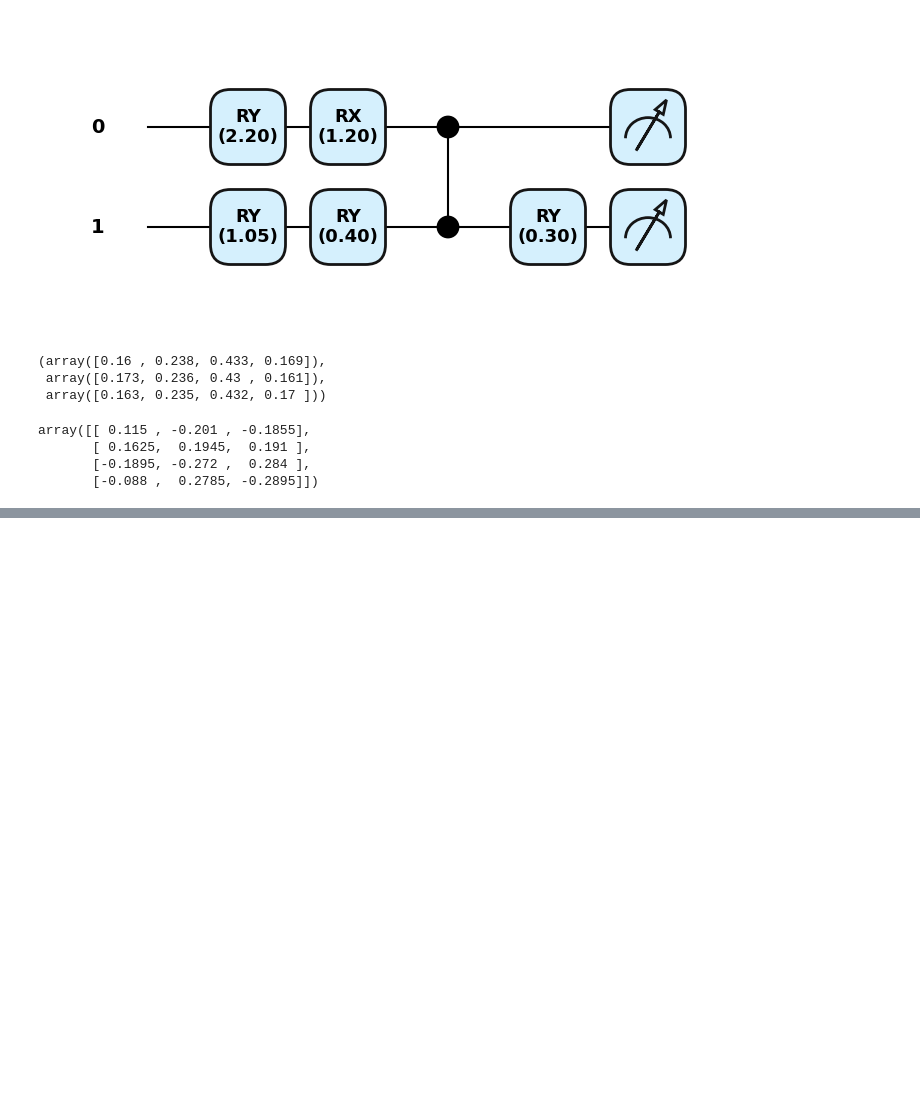
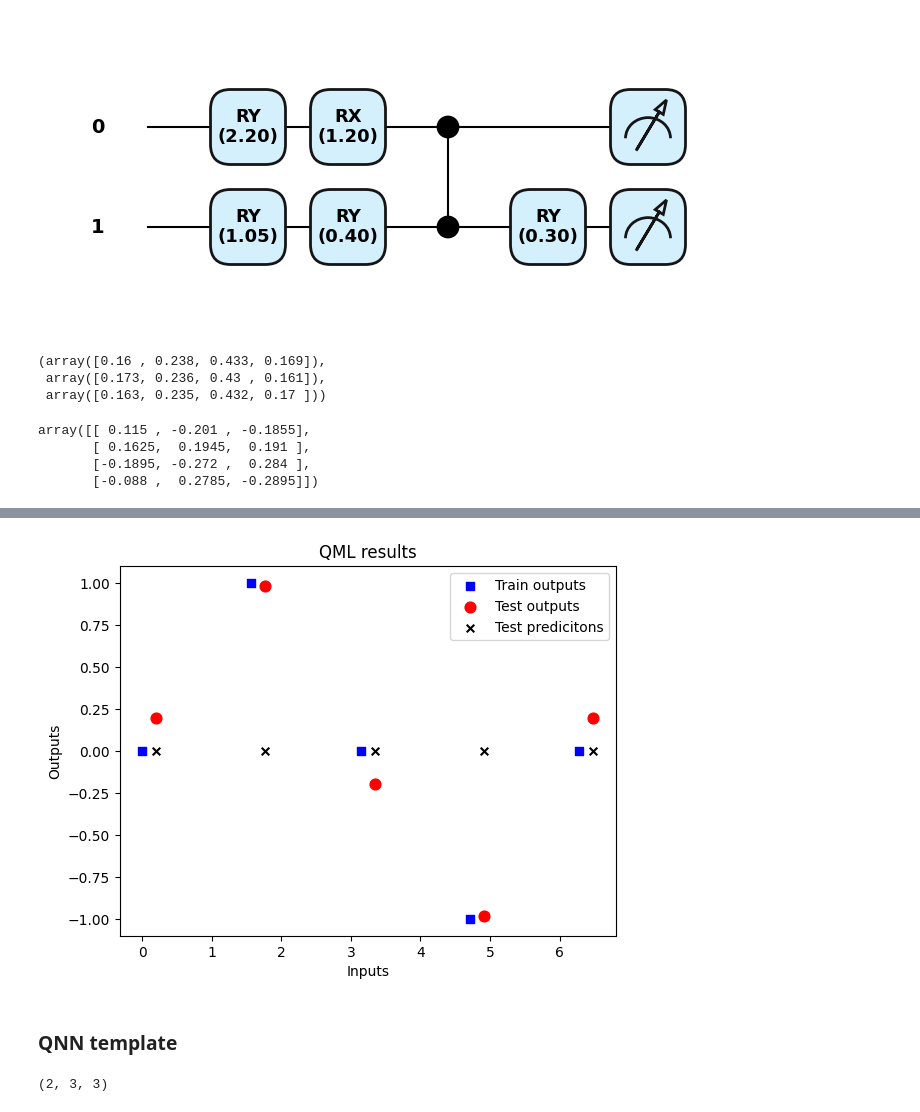
Before and after one commit to sebkaz-teaching/qml2025, a Jupyter notebook: cwiczenia/cw6.ipynb, the cells around one changed output, grey strips where cells are left out. Drawn from its saved outputs; the diff is of its cells as text; code cells hidden in the pictures; blank space fills up the shorter version.

```diff
--- a/cwiczenia/cw6.ipynb
+++ b/cwiczenia/cw6.ipynb
@@ -44,0 +88,24 @@ array([[ 0.115 , -0.201 , -0.1855],
+# %%
+def loss_func(predictions):
+
+    total_losses = 0
+    for i in range(len(Y)):
+        output = Y[i]
+        prediction = predictions[i]
+        loss = (prediction - output)**2
+        total_losses += loss
+    return total_losses
+# %%
+def cost_fn(params):
+    predictions = [qreg(x, params)  for x in X]
+    cost = loss_func(predictions)
+    return cost
+# %%
+opt = qml.GradientDescentOptimizer(stepsize=0.2)
+
+params = np.array([0.4], requires_grad=True)
+
+for i in range(100):
+    params, prev_cost = opt.step_and_cost(cost_fn, params)
+    if i%10 == 0:
+        print(f'Step = {i} Cost = {cost_fn(params)}')
@@ -44,0 +123,22 @@ array([[ 0.115 , -0.201 , -0.1855],
+# %%
+test_predictions = []
+for x_test in X_test:
+    prediction = qreg(x_test, params)
+    test_predictions.append(prediction)
+
+fig = plt.figure()
+ax1 = fig.add_subplot(111)
+
+ax1.scatter(X, Y, s=30, c='b', marker="s", label='Train outputs')
+ax1.scatter(X_test,Y_test, s=60, c='r', marker="o", label='Test outputs')
+ax1.scatter(X_test,test_predictions, s=30, c='k', marker="x", label='Test predicitons')
+plt.xlabel("Inputs")
+plt.ylabel("Outputs")
+plt.title("QML results")
+
+plt.legend(loc='upper right');
+plt.show()
+# %% [output]
+[figure, added]
+# %% [markdown]
+### QNN template
@@ -44,0 +157,5 @@ array([[ 0.115 , -0.201 , -0.1855],
+# %%
+shape = qml.StronglyEntanglingLayers.shape(n_layers=2, n_wires=n_qubits)
+shape
+# %% [output]
+(2, 3, 3)
```
Also changed, not shown: parts of 36 cells of this notebook, 2 other files.
